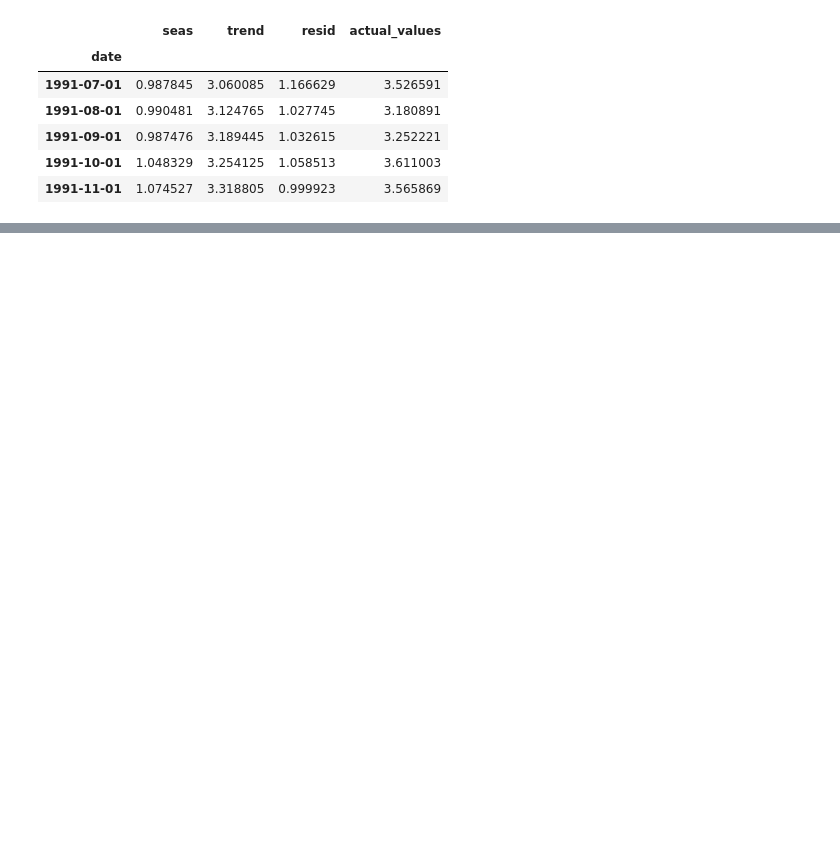
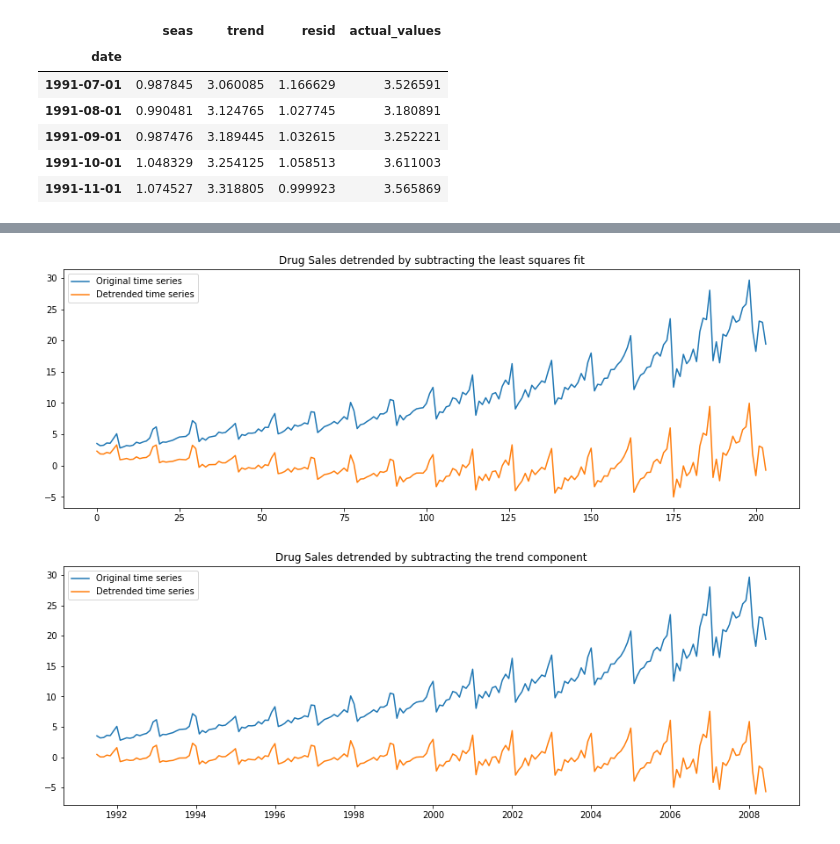
Before and after one commit to dksifoua/Time-Series-Analysis, a Jupyter notebook: Time Series Analysis.ipynb, the cells around one changed output, grey strips where cells are left out. Drawn from its saved outputs; the diff is of its cells as text; code cells hidden in the pictures; blank space fills up the shorter version.

```diff
--- a/Time Series Analysis.ipynb
+++ b/Time Series Analysis.ipynb
@@ -225,0 +320,22 @@ If we check, the product of `seas`, `trend` and `resid` columns should exactly e
+# %%
+# Using scipy: Subtract the line of best fit
+detrended = signal.detrend(df.value)
+
+plt.figure(figsize=(15, 5))
+plt.plot(df.value.values, label='Original time series')
+plt.plot(detrended, label='Detrended time series')
+plt.title('Drug Sales detrended by subtracting the least squares fit', fontsize=12)
+plt.legend()
+plt.show()
+
+# Using statmodels: Subtracting the Trend Component.
+plt.figure(figsize=(15, 5))
+detrended = df.value - result_mul.trend
+plt.plot(df.value, label='Original time series')
+plt.plot(detrended, label='Detrended time series')
+plt.title('Drug Sales detrended by subtracting the trend component', fontsize=12)
+plt.legend()
+plt.show()
+# %% [output]
+[figure, added]
+[figure, added]
```
Also changed, not shown: parts of 21 cells of this notebook, 1 other file.
